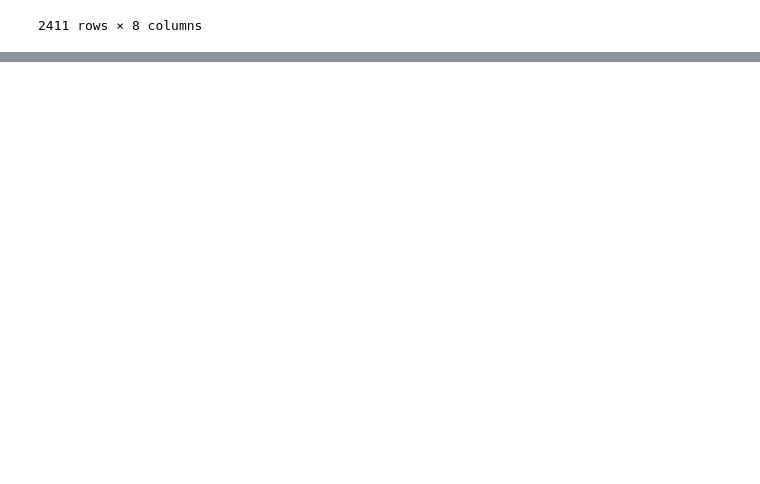
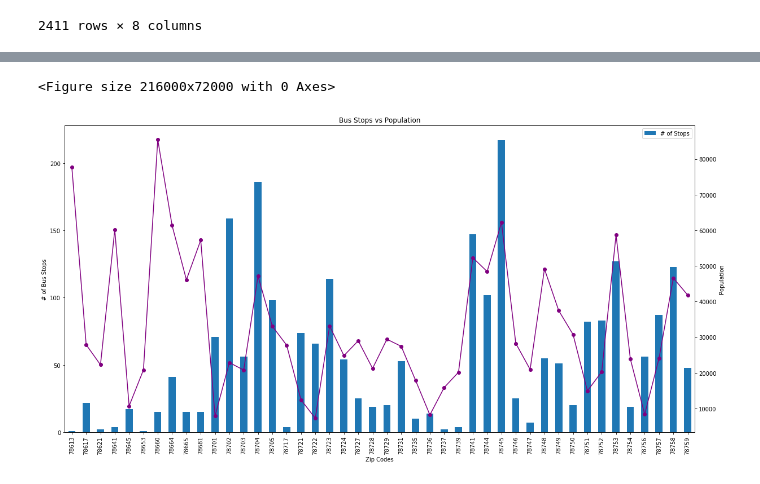
Before and after one commit to NaremanD/Project_1, a Jupyter notebook: Starter_code /Public Transport Hubs.ipynb, the cells around one changed output, grey strips where cells are left out. Drawn from its saved outputs; the diff is of its cells as text; code cells hidden in the pictures; blank space fills up the shorter version.

```diff
--- a/Starter_code /Public Transport Hubs.ipynb
+++ b/Starter_code /Public Transport Hubs.ipynb
@@ -165,3 +165,27 @@ pov_stops_byzipcode.head()
 | 4 | 591 | 591 | Capitol Station (NB) | 30.275587 | -97.742558 | 78701 | 7875.0 | 450.0 | 215.0 | ... |
 # %%
 # second and third plot
+# %%
+population= pov_stops_byzipcode.loc[:, ["Zip Codes", "Population"]].drop_duplicates()
+bus_stop_count = pov_stops_byzipcode.groupby('Zip Codes').count()['stop_name']
+stops_pop = pd.merge(bus_stop_count, population, on = ('Zip Codes','Zip Codes'), how = 'inner')
+stops_pop.columns= ["Zip Codes","# of Stops","Population"]
+stops_pop.set_index('Zip Codes', inplace=True)
+plt.figure(figsize=(3000,1000))
+ax = stops_pop[['# of Stops']].plot(kind='bar', use_index=True)
+plt.ylabel('# of Bus Stops')
+ax2 = ax.twinx()
+plt.ylabel('Population')
+ax2.plot(ax.get_xticks(),
+    stops_pop[['Population']].values,
+    color = 'purple',
+    linestyle='-',
+    marker='o', linewidth=1.5)
+plt.title("Bus Stops vs Population")
+plt.gcf().set_size_inches(20, 10)
+plt.savefig("Bus Stops VS Population.png")
+plt.show()
+plt.close()
+# %% [output]
+<Figure size 216000x72000 with 0 Axes>
+[figure, added]
```
Also changed, not shown: 2 other files.
